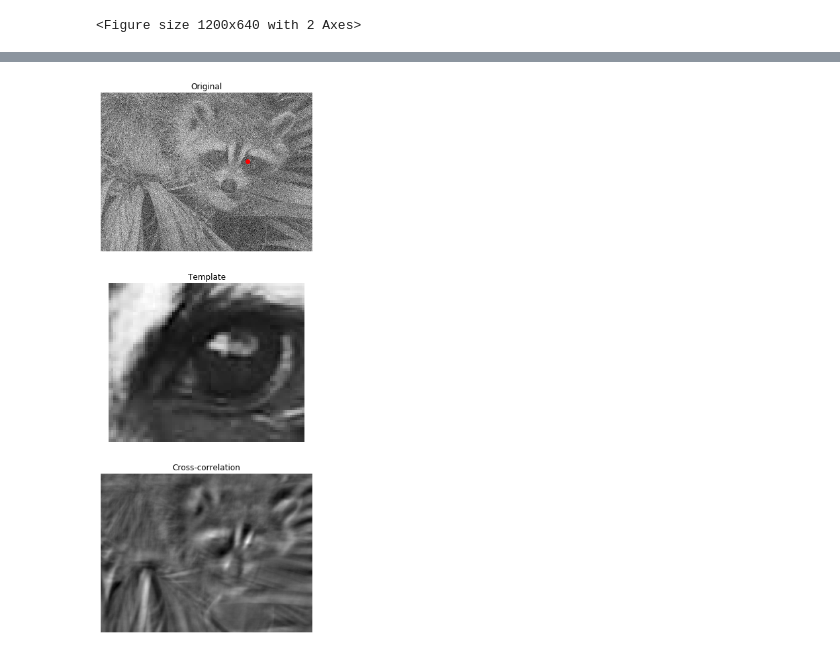
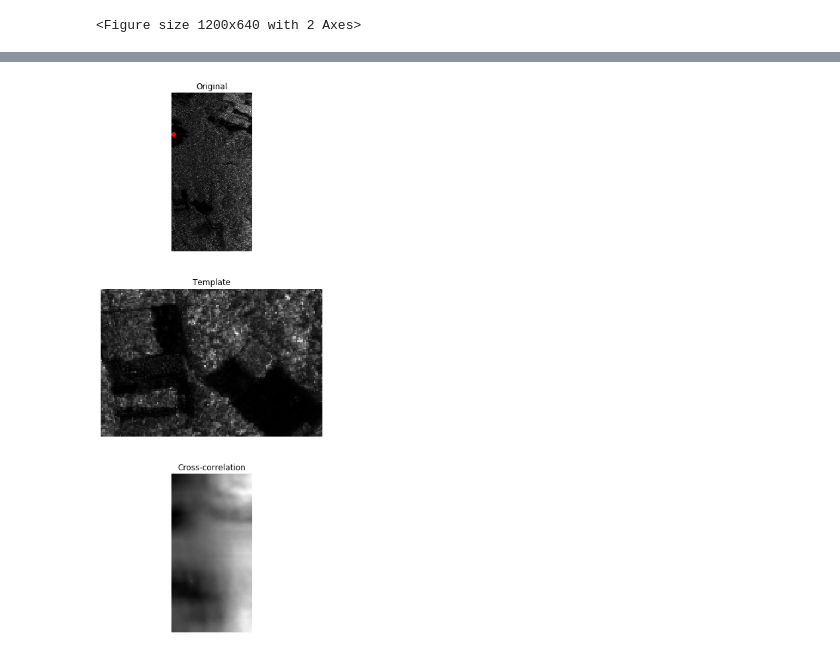
Before and after one commit to YamSok/CESBIO_BIOMASS, a Jupyter notebook: test.ipynb, the cells around one changed output, grey strips where cells are left out. Saved outputs shown, nothing was run; the diff lists cells and outputs as text; code cells hidden in the pictures.

```diff
--- a/test.ipynb
+++ b/test.ipynb
@@ -30,20 +30,20 @@ from scipy import signal
 from scipy import misc
 # %%
 corr = signal.correlate2d(original, template, boundary='symm', mode='same')
-y, x = np.unravel_index(np.argmax(corr), corr.shape)  # find the match
+y, x = np.unravel_index(np.argmin(corr), corr.shape)  # find the match
 # %%
 import matplotlib.pyplot as plt
 fig, (ax_orig, ax_template, ax_corr) = plt.subplots(3, 1,figsize=(6, 15))
-ax_orig.imshow(face, cmap='gray')
+ax_orig.imshow(original, cmap='gray')
 ax_orig.set_title('Original')
 ax_orig.set_axis_off()
 ax_template.imshow(template, cmap='gray')
 ax_template.set_title('Template')
 ax_template.set_axis_off()
 ax_corr.imshow(corr, cmap='gray')
 ax_corr.set_title('Cross-correlation')
 ax_corr.set_axis_off()
 ax_orig.plot(x, y, 'ro')
 fig.show()
 # %% [output]
-[figure, old version]
+[figure, new version]
```
Also changed, not shown: parts of 1 cell of this notebook.
